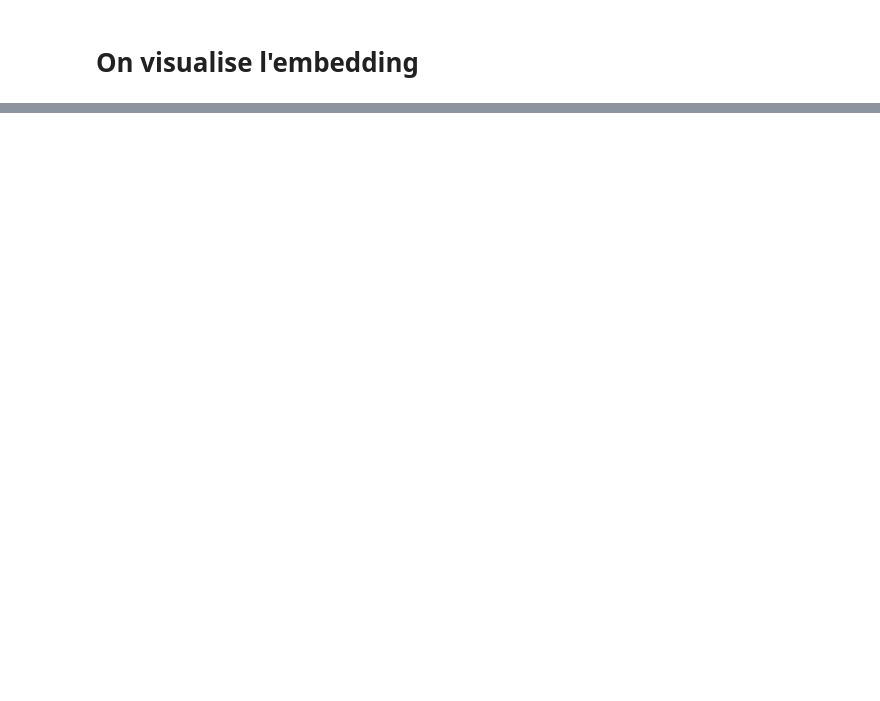
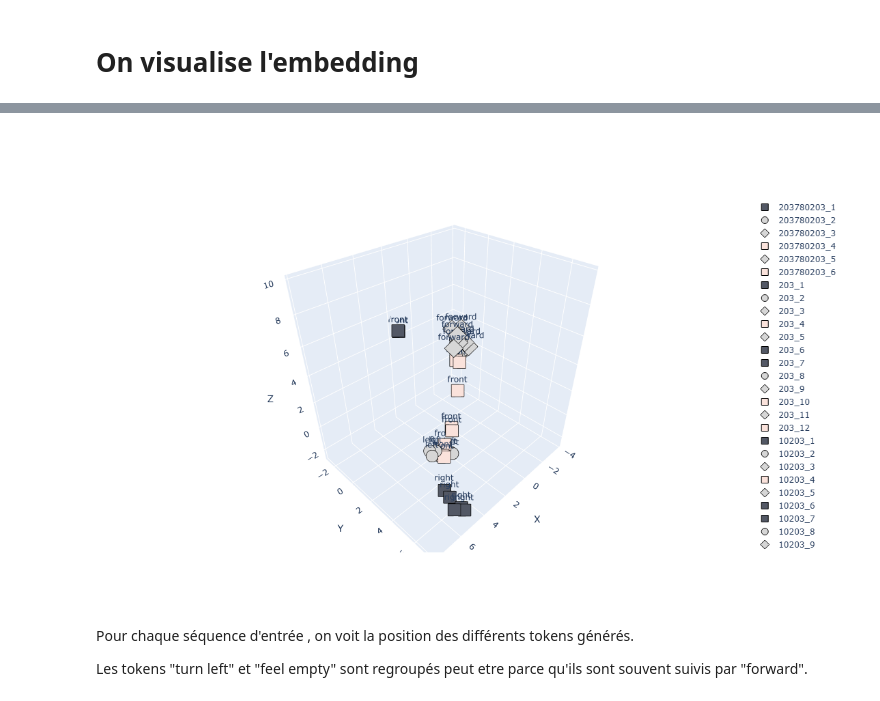
Before and after one commit to PEmarrel/Dpt_transformers, a Jupyter notebook: OG/7-transformer_seq2seq_padding.ipynb, the cells around one changed output, grey strips where cells are left out. Saved outputs shown, nothing was run; the diff lists cells and outputs as text; code cells hidden in the pictures; blank space fills up the shorter version.

```diff
--- a/OG/7-transformer_seq2seq_padding.ipynb
+++ b/OG/7-transformer_seq2seq_padding.ipynb
@@ -294,0 +435,29 @@ _Figure 2: Projection qui met en évidence les regroupements par type de sensati
+# %%
+group_axes = {
+    "direction_forward": [0, 1, 2, 3],      # Tokens : forward, front_empty, front_wall
+    "direction_left": [4, 5, 8],      # left_empty, left_wall, turn_left, turn_left (duplicated)
+    "direction_right": [6, 7, 10],   # right_empty, right_wall, turn_right, turn_right
+    "move": [0, 8, 10],             # forward, turn_left, turn_right
+    "feel_wall": [3, 5, 7],         # bump, front_wall, left_wall, right_wall
+    "feel_empty": [2, 4, 6],
+}
+# sequences = [[2, 0, 3, 7, 8, 0, 2, 0, 3], [2, 0, 3]]
+# tgt_sequences = [[7, 8, 0, 2, 0, 2], [7, 8, 0, 2, 0, 3, 7, 8, 0, 2, 0, 2]]
+sequences = [[2, 0, 3, 7, 8, 0, 2, 0, 3], [2, 0, 3], [10, 2, 0, 3]]
+tgt_sequences = [[7, 8, 0, 2, 0, 2], [7, 8, 0, 2, 0, 3, 7, 8, 0, 2, 0, 2], [7, 8, 0, 2, 0, 3, 7, 8, 0, 2, 0, 2]]
+# sequences = [[0, 2, 0, 2, 0, 3], [7, 8, 0, 2, 0, 3], [2, 0, 3, 7, 8, 0, 2, 0, 3], [2, 0, 3], [10, 2, 0, 3], [7, 8, 0, 2, 0, 3, 7, 8, 0, 2, 0, 2], [7, 8, 0, 2, 0, 3], [2, 0, 3, 7, 8, 0, 2, 0, 3]]
+# tgt_sequences = [[7, 8, 0, 2, 0, 3], [7, 8, 0, 2, 0, 2], [7, 8, 0, 2, 0, 2], [7, 8, 0, 2, 0, 3, 7, 8, 0, 2, 0, 2], [7, 8, 0, 2, 0, 3, 7, 8, 0, 2, 0, 2], [0, 3], [7, 8, 0, 2, 0, 2, 0, 3], [7, 8, 0, 2, 0, 2, 0, 3]]
+# sequences = [[0, 2, 0, 2, 0, 3], [7, 8, 0, 2, 0, 3], [7], [3, 7], [8, 0, 2, 0, 3, 7, 8, 0, 3], [8, 0, 2, 0, 3], [7, 8, 0, 2, 0, 3], [8, 0, 2, 0, 3, 7, 8, 0, 3], [10, 2, 0, 3], [10], [5, 10], [7, 8, 0, 2, 0, 3], [2, 0, 3, 7, 8, 0, 2, 0, 3], [2, 0, 3], [10, 2, 0, 3], [7, 8, 0, 2, 0, 3, 7, 8, 0, 2, 0, 2], [7, 8, 0, 2, 0, 3], [2, 0, 3, 7, 8, 0, 2, 0, 3]]
+# tgt_sequences = [[7, 8, 0, 2, 0, 3], [7, 8, 0, 3], [8, 0, 2, 0, 3, 7, 8, 0, 3], [8, 0, 2, 0, 3, 7, 8, 0, 3], [6], [7, 8, 0, 3, 6], [7, 8, 0, 3, 6], [6, 5], [7, 8, 0, 2, 0, 3], [2, 0, 3, 7, 8, 0, 2, 0, 3], [2, 0, 3, 7, 8, 0, 2, 0, 3], [7, 8, 0, 2, 0, 2], [7, 8, 0, 2, 0, 2], [7, 8, 0, 2, 0, 3, 7, 8, 0, 2, 0, 2], [7, 8, 0, 2, 0, 3, 7, 8, 0, 2, 0, 2], [0, 3], [7, 8, 0, 2, 0, 2, 0, 3], [7, 8, 0, 2, 0, 2, 0, 3]]
+
+label_seq = [''.join(str(nombre) for nombre in sous_liste) for sous_liste in sequences]
+
+embedding_weight, all_labels, all_tokens = visualize_decoder_outputs(model, sequences, tgt_sequences, label_seq)
+projected = project_embeddings_to_3D(model, embedding_weight, group_axes)
+plotly_embedding(projected, all_labels, all_tokens)
+# %% [output]
+[figure, added]
+# %% [markdown]
+Pour chaque séquence d'entrée , on voit la position des différents tokens générés.
+
+Les tokens "turn left" et "feel empty" sont regroupés peut etre parce qu'ils sont souvent suivis par "forward".
```
Also changed, not shown: parts of 18 cells of this notebook, 1 other file.
